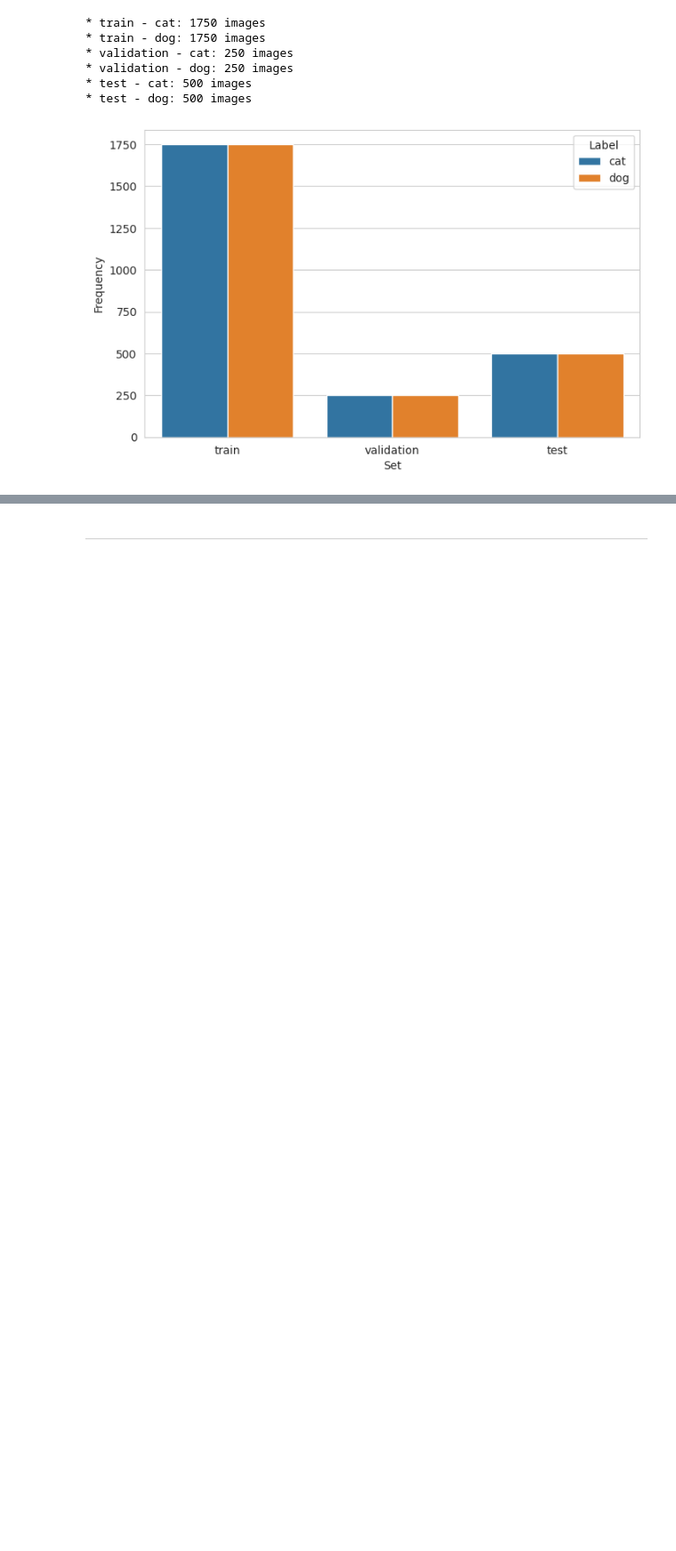
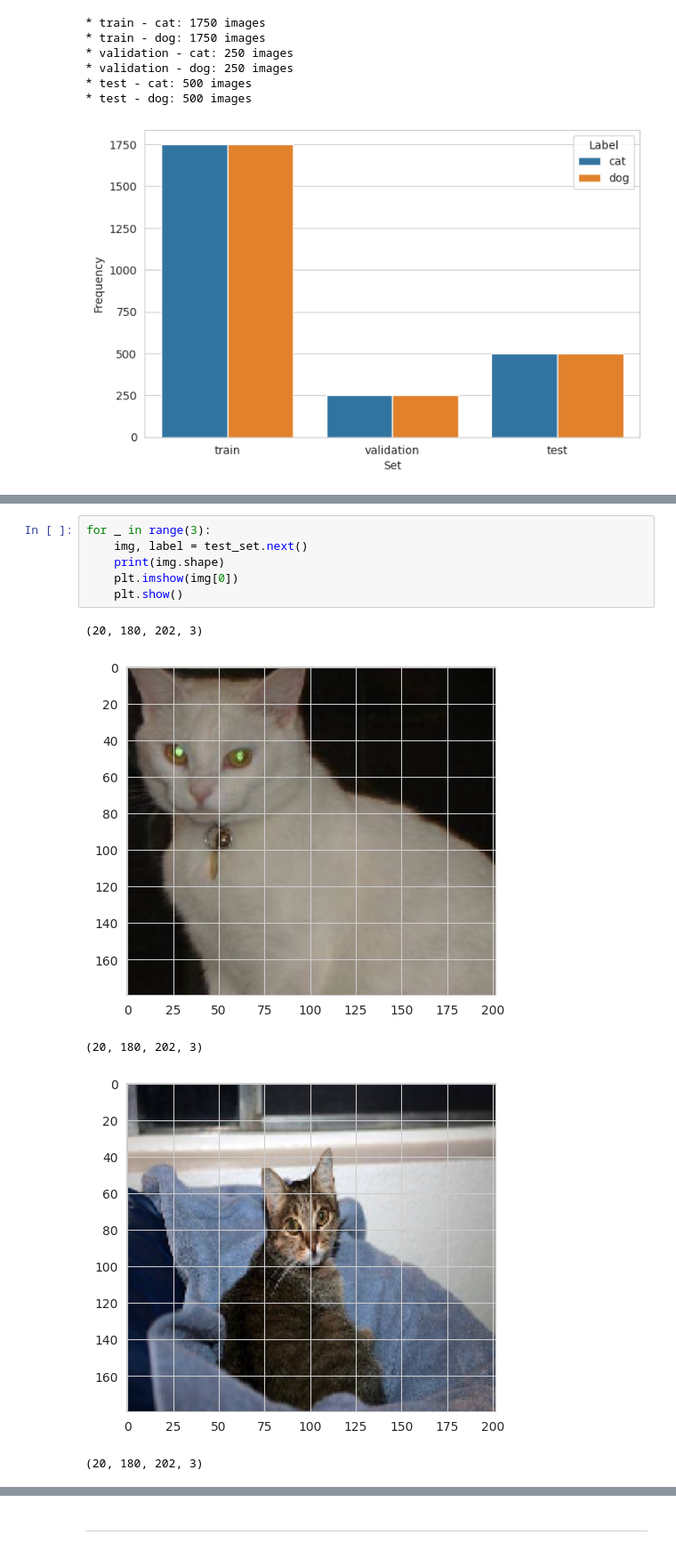
Before and after one commit to NiclO1337/pp5-cats-vs-dogs, a Jupyter notebook: jupyter_notebooks/03 - Modelling and Evaluation.ipynb, the cells around one changed output, grey strips where cells are left out. Shown at 89% size. Cells and saved outputs as stored; diff of their text form; blank space fills up the shorter version.

```diff
--- a/jupyter_notebooks/03 - Modelling and Evaluation.ipynb
+++ b/jupyter_notebooks/03 - Modelling and Evaluation.ipynb
@@ -170,0 +211,12 @@ Found 1000 images belonging to 2 classes.
+# %%
+for _ in range(3):
+    img, label = test_set.next()
+    print(img.shape)
+    plt.imshow(img[0])
+    plt.show()
+# %% [output]
+(20, 180, 202, 3)
+[figure, added]
+(20, 180, 202, 3)
+[figure, added]
+(20, 180, 202, 3)
```
Also changed, not shown: parts of 20 cells of this notebook, 5 other files.
